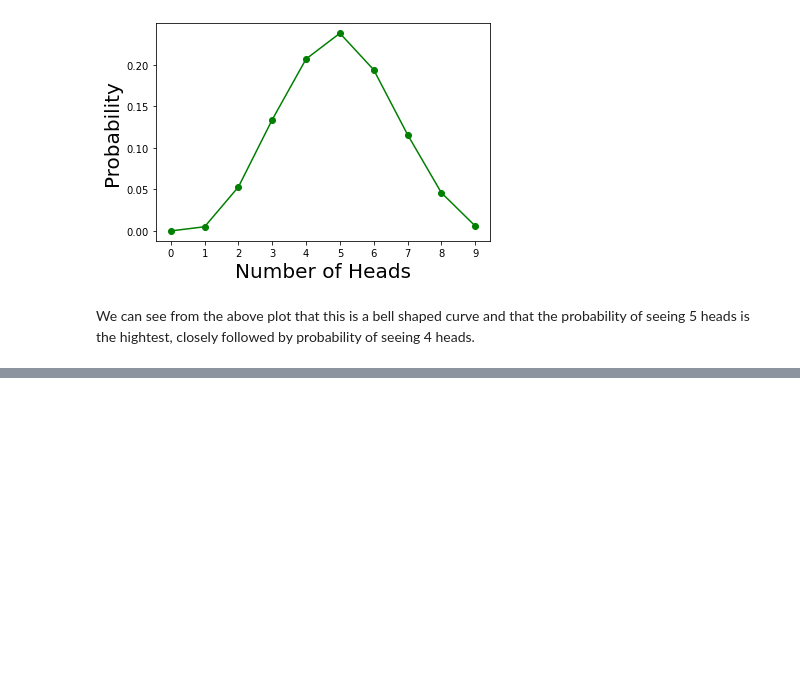
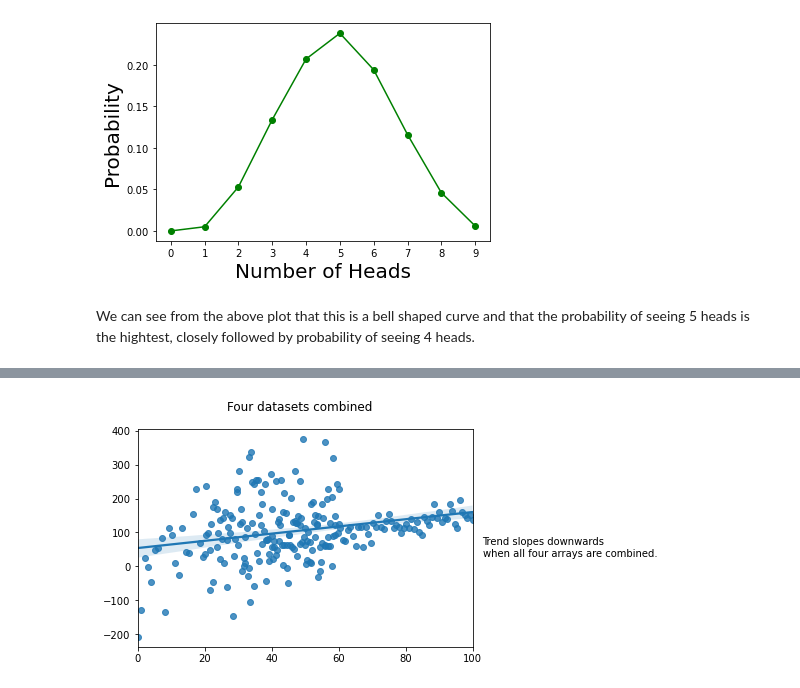
Before and after one commit to LauraBrogan/Fundamentals-of-Data-Analysis-Tasks-2020, a Jupyter notebook: Fundamentals of Data Analysis Tasks .ipynb, the cells around one changed output, grey strips where cells are left out. Drawn from its saved outputs; the diff is of its cells as text; code cells hidden in the pictures; blank space fills up the shorter version.

```diff
--- a/Fundamentals of Data Analysis Tasks .ipynb
+++ b/Fundamentals of Data Analysis Tasks .ipynb
@@ -222,0 +303,11 @@ We can see from the above plot that this is a bell shaped curve and that the pro
+# %%
+#Combining all the x and y arrays into one.
+x = np.concatenate((x1, x2, x3, x4))
+y = np.concatenate((y1, y2, y3, y4))
+
+#Using regplot again to show the line of best fit for the combined dataset.
+sns.regplot(x = x,y = y)
+plt.suptitle("Four datasets combined")
+plt.text(103, 30, "Trend slopes downwards \nwhen all four arrays are combined.");
+# %% [output]
+[figure, added]
```
Also changed, not shown: parts of 13 cells of this notebook.
